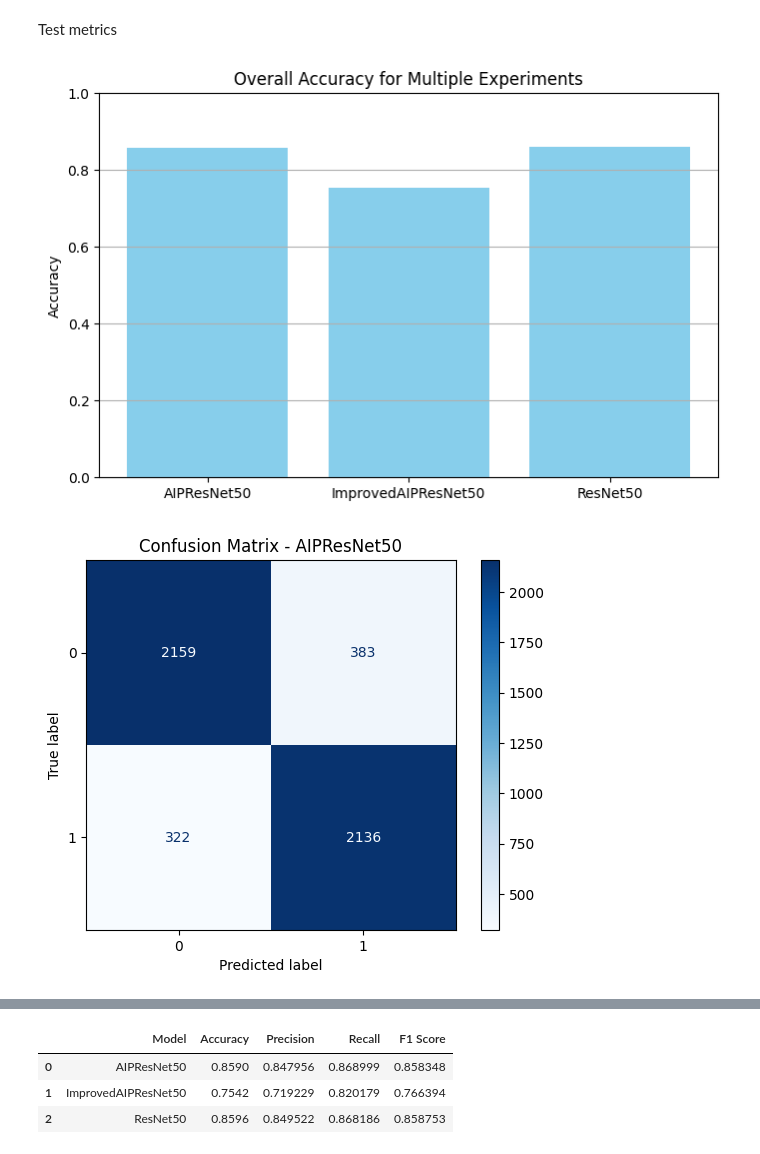
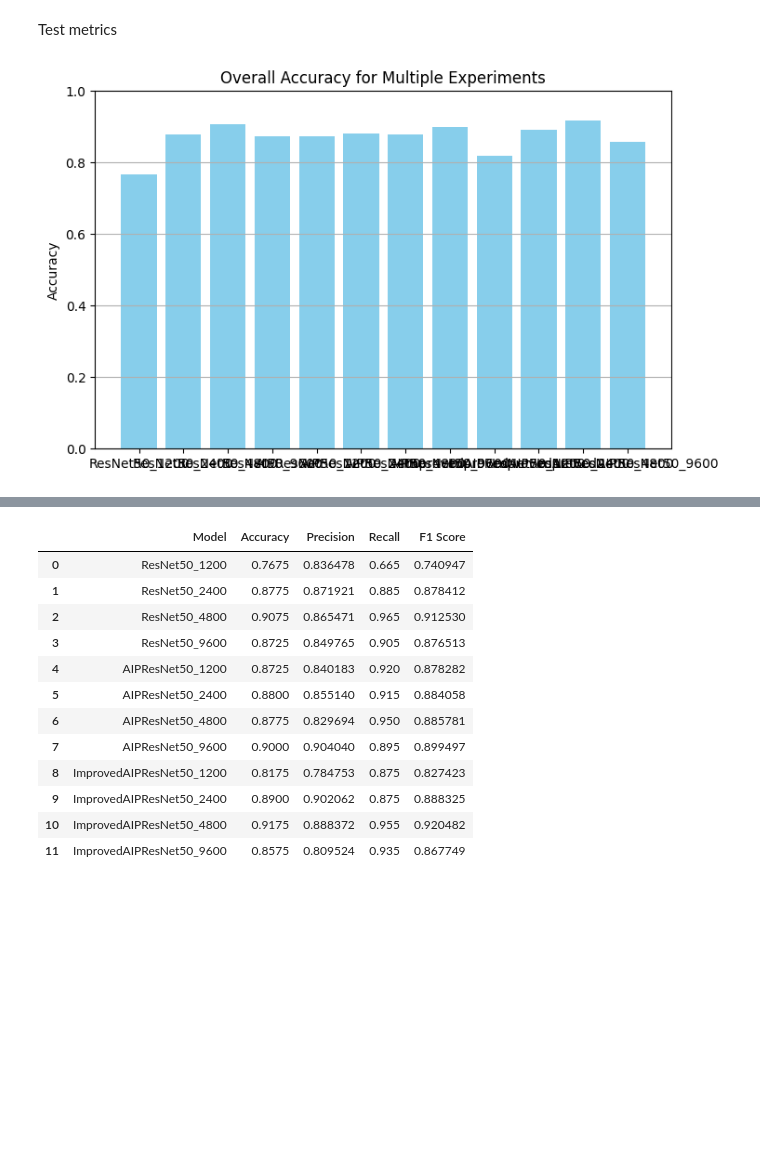
Before and after one commit to LuizAlencar17/EcoAIP, a Jupyter notebook: notebooks/analytics.ipynb, the cells around one changed output, grey strips where cells are left out. Drawn from its saved outputs; the diff is of its cells as text; code cells hidden in the pictures; blank space fills up the shorter version.

Commit message:
add more datasets

```diff
--- a/notebooks/analytics.ipynb
+++ b/notebooks/analytics.ipynb
@@ -89,37 +113,52 @@ def compute_classification_metrics(df_list, labels):
         recall = recall_score(df['true'], df['pred'], zero_division=0)
         f1 = f1_score(df['true'], df['pred'], zero_division=0)
         accuracy = accuracy_score(df['true'], df['pred'])
 
         metrics.append({
             'Model': label,
             'Accuracy': accuracy,
             'Precision': precision,
             'Recall': recall,
             'F1 Score': f1
         })
 
     metrics_df = pd.DataFrame(metrics)
     return metrics_df
 
 csv_files = [
-    '/data/luiz/dataset/EcoAIP/AIPResNet50/eval_results.csv',
-    '/data/luiz/dataset/EcoAIP/ImprovedAIPResNet50/eval_results.csv',
-    '/data/luiz/dataset/EcoAIP/ResNet50/eval_results.csv'
+    '/data/luiz/dataset/EcoAIP/caltech/ResNet50_1200/eval_results.csv',
+    '/data/luiz/dataset/EcoAIP/caltech/ResNet50_2400/eval_results.csv',
+    '/data/luiz/dataset/EcoAIP/caltech/ResNet50_4800/eval_results.csv',
+    '/data/luiz/dataset/EcoAIP/caltech/ResNet50_9600/eval_results.csv',
+
+    '/data/luiz/dataset/EcoAIP/caltech/AIPResNet50_1200/eval_results.csv',
+    '/data/luiz/dataset/EcoAIP/caltech/AIPResNet50_2400/eval_results.csv',
+    '/data/luiz/dataset/EcoAIP/caltech/AIPResNet50_4800/eval_results.csv',
+    '/data/luiz/dataset/EcoAIP/caltech/AIPResNet50_9600/eval_results.csv',
+
+    '/data/luiz/dataset/EcoAIP/caltech/ImprovedAIPResNet50_1200/eval_results.csv',
+    '/data/luiz/dataset/EcoAIP/caltech/ImprovedAIPResNet50_2400/eval_results.csv',
+    '/data/luiz/dataset/EcoAIP/caltech/ImprovedAIPResNet50_4800/eval_results.csv',
+    '/data/luiz/dataset/EcoAIP/caltech/ImprovedAIPResNet50_9600/eval_results.csv'
 ]
 
-labels = ['AIPResNet50', 'ImprovedAIPResNet50', 'ResNet50']
+labels = [
+    'ResNet50_1200', 'ResNet50_2400','ResNet50_4800','ResNet50_9600',
+    'AIPResNet50_1200', 'AIPResNet50_2400','AIPResNet50_4800','AIPResNet50_9600',
+    'ImprovedAIPResNet50_1200','ImprovedAIPResNet50_2400','ImprovedAIPResNet50_4800','ImprovedAIPResNet50_9600'
+    ]
+
 
 # Load all CSVs
 df_list = load_csv_data(csv_files)
 
 # Plot overall accuracy
 plot_accuracy_bar(df_list, labels)
 
 # Plot confusion matrices
-plot_confusion_matrices(df_list, labels)
+# plot_confusion_matrices(df_list, labels)
 
 metrics_df = compute_classification_metrics(df_list, labels)
 metrics_df
 # %% [output]
-[figure, old version]
+[figure, new version]
-[figure, removed]
@@ -128,4 +165,13 @@ metrics_df
 |  | Model | Accuracy | Precision | Recall | F1 Score |
-| 0 | AIPResNet50 | 0.8590 | 0.847956 | 0.868999 | 0.858348 |
-| 1 | ImprovedAIPResNet50 | 0.7542 | 0.719229 | 0.820179 | 0.766394 |
-| 2 | ResNet50 | 0.8596 | 0.849522 | 0.868186 | 0.858753 |
+| 0 | ResNet50_1200 | 0.7675 | 0.836478 | 0.665 | 0.740947 |
+| 1 | ResNet50_2400 | 0.8775 | 0.871921 | 0.885 | 0.878412 |
+| 2 | ResNet50_4800 | 0.9075 | 0.865471 | 0.965 | 0.912530 |
+| 3 | ResNet50_9600 | 0.8725 | 0.849765 | 0.905 | 0.876513 |
+| 4 | AIPResNet50_1200 | 0.8725 | 0.840183 | 0.920 | 0.878282 |
+| 5 | AIPResNet50_2400 | 0.8800 | 0.855140 | 0.915 | 0.884058 |
+| 6 | AIPResNet50_4800 | 0.8775 | 0.829694 | 0.950 | 0.885781 |
+| 7 | AIPResNet50_9600 | 0.9000 | 0.904040 | 0.895 | 0.899497 |
+| 8 | ImprovedAIPResNet50_1200 | 0.8175 | 0.784753 | 0.875 | 0.827423 |
+| 9 | ImprovedAIPResNet50_2400 | 0.8900 | 0.902062 | 0.875 | 0.888325 |
+| 10 | ImprovedAIPResNet50_4800 | 0.9175 | 0.888372 | 0.955 | 0.920482 |
+| 11 | ImprovedAIPResNet50_9600 | 0.8575 | 0.809524 | 0.935 | 0.867749 |
```
Also changed, not shown: parts of 2 cells of this notebook, 32 other files.
